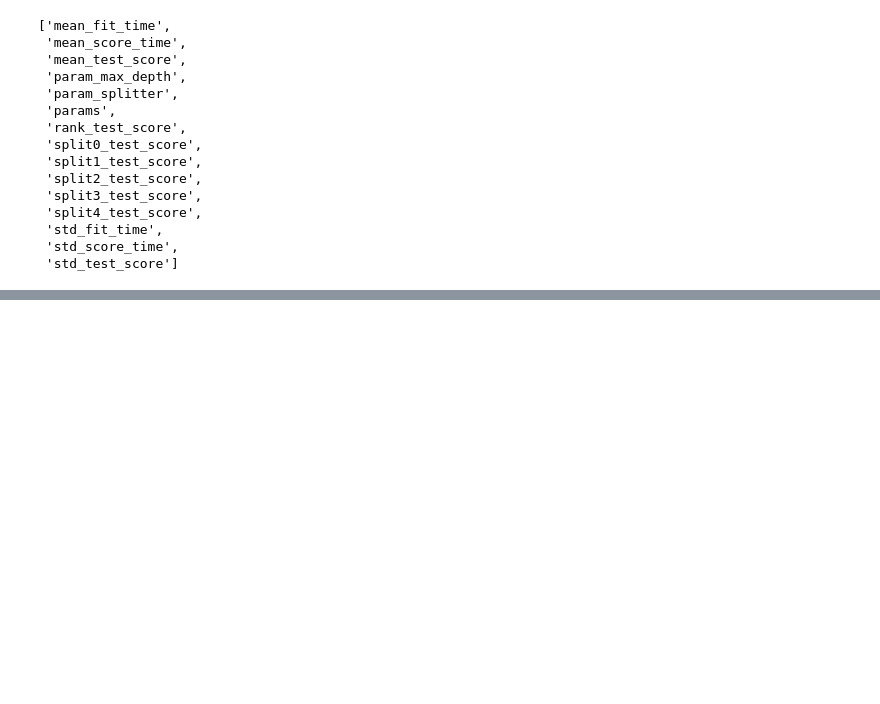
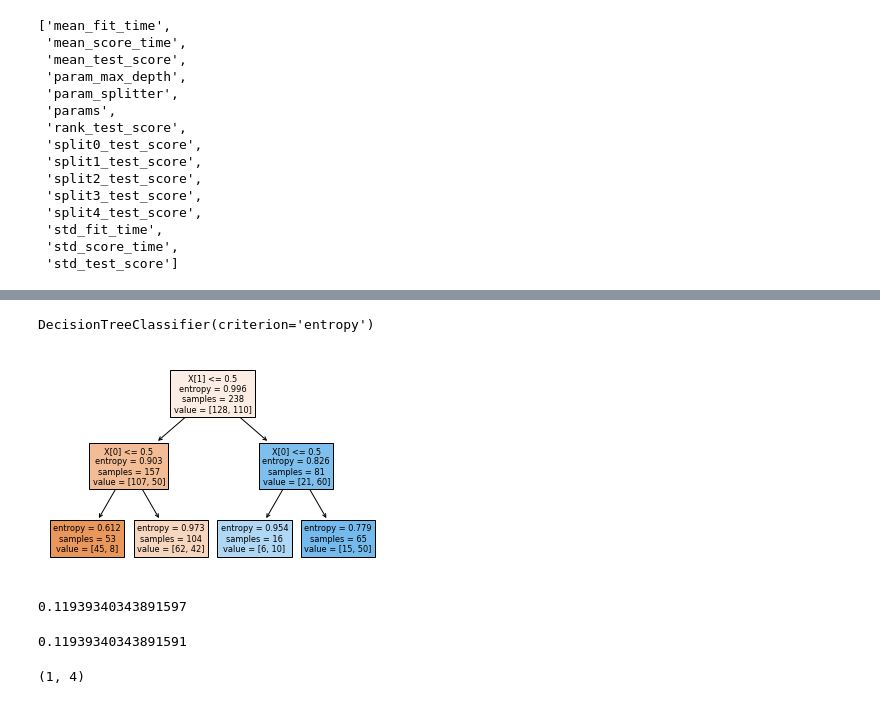
Before and after one commit to AndreyKurdyubov/Stepik_introML, a Jupyter notebook: Module 2.ipynb, the cells around one changed output, grey strips where cells are left out. Saved outputs shown, nothing was run; the diff lists cells and outputs as text; code cells hidden in the pictures; blank space fills up the shorter version.

Commit message:
decision tree practice

```diff
--- a/Module 2.ipynb
+++ b/Module 2.ipynb
@@ -349,0 +352,3 @@ sorted(clf_gs.cv_results_.keys())
+# %%
+data_tree = pd.read_csv("train_data_tree.csv")
+data_tree.head()
@@ -349,0 +388,12 @@ sorted(clf_gs.cv_results_.keys())
+# %%
+X = data_tree.loc[:, ['sex', 'exang']]
+y = data_tree.num
+# %%
+clf = tree.DecisionTreeClassifier(criterion="entropy")
+clf.fit(X, y)
+# %% [output]
+DecisionTreeClassifier(criterion='entropy')
+# %%
+tree.plot_tree(clf, filled=True);
+# %% [output]
+[figure, added]
@@ -349,0 +405,27 @@ sorted(clf_gs.cv_results_.keys())
+# %%
+entropy(128, 110) - entropy(107, 50)*157/238 - entropy(21, 60)*81/238
+# %% [output]
+0.11939340343891597
+# %%
+l_node = clf.tree_.children_left[0] # индекс корня левого поддерева
+r_node = clf.tree_.children_right[0] # индекс корня правого поддерева
+
+n1 = clf.tree_.n_node_samples[l_node] # сэмплов в левом поддереве
+n2 = clf.tree_.n_node_samples[r_node] # сэмплов в правом поддереве
+
+e1 = clf.tree_.impurity[l_node] # энтропия в корне левого поддерева
+e2 = clf.tree_.impurity[r_node] # энтропия в корне правого поддерева
+
+n = clf.tree_.n_node_samples[0] # суммарное кол-во сэмплов
+e = clf.tree_.impurity[0] # энтропия корня дерева
+
+average_child_enthropy = (e1*n1/n) + (e2*n2/n)
+
+information_gain = e - average_child_enthropy
+information_gain
+# %% [output]
+0.11939340343891591
+# %%
+l_node, r_node
+# %% [output]
+(1, 4)
```
Also changed, not shown: parts of 8 cells of this notebook.
